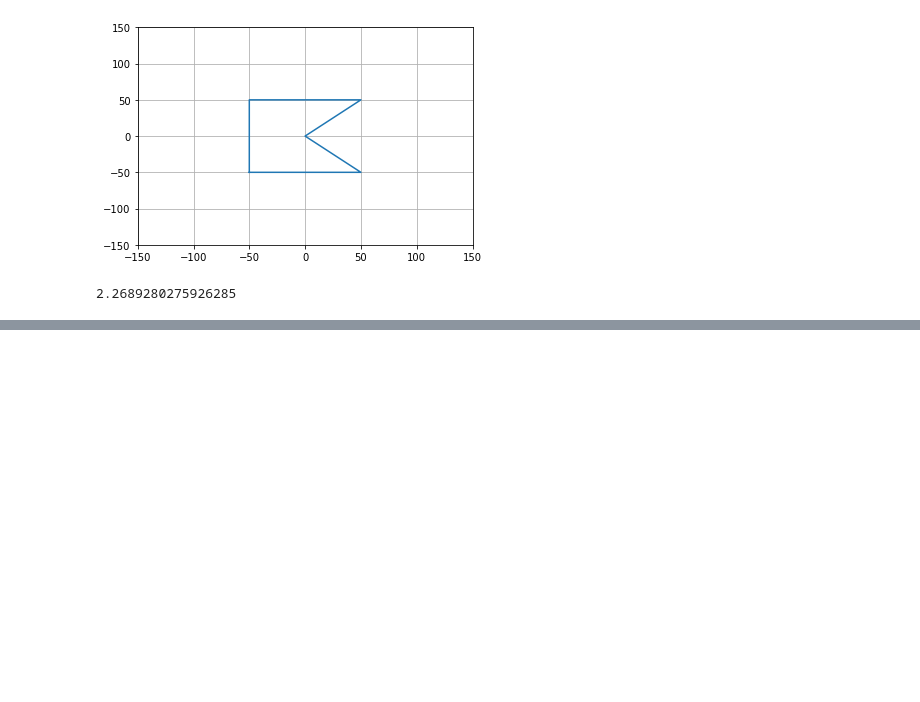
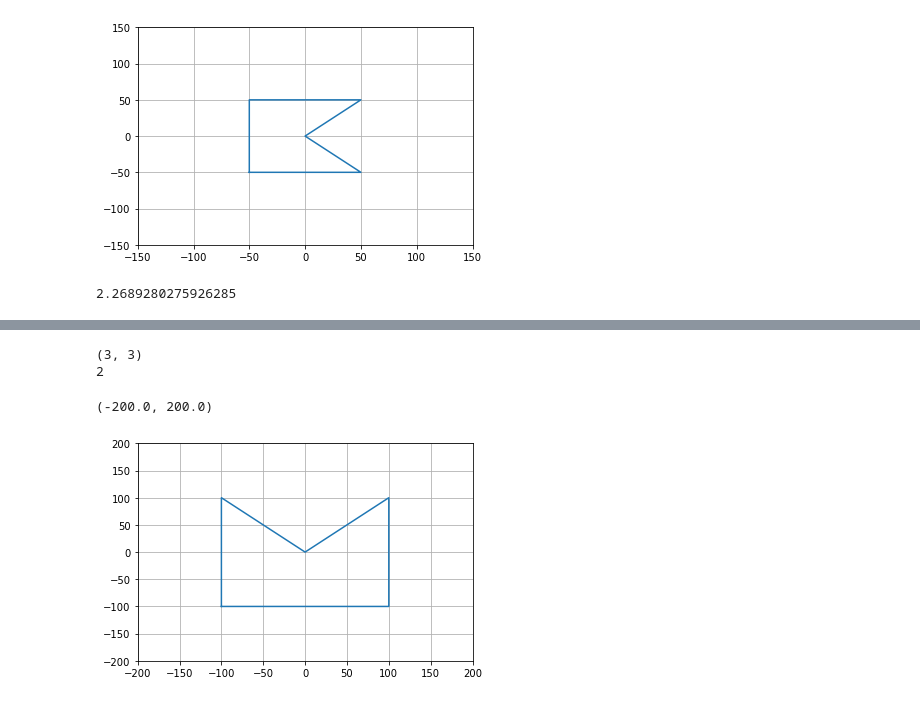
Before and after one commit to AMoty/AM_DS_Netology, a Jupyter notebook: math/HW2.ipynb, the cells around one changed output, grey strips where cells are left out. Saved outputs shown, nothing was run; the diff lists cells and outputs as text; code cells hidden in the pictures; blank space fills up the shorter version.

```diff
--- a/math/HW2.ipynb
+++ b/math/HW2.ipynb
@@ -123,0 +123,21 @@ array([[-50. , -50. ,   0.5],
+# %%
+#отразить относительно x=y
+Y = [[0,1,0],[1,0,0], [0,0,1]]
+Y = np.array(Y)
+print(Y.shape)
+print(Y.ndim)
+# %% [output]
+(3, 3)
+2
+# %%
+X = A @ Y
+x = X[:,0]
+y = X[:,1]
+
+plt.plot(x, y)
+plt.grid()
+plt.ylim([-200, 200])
+plt.xlim([-200, 200])
+# %% [output]
+(-200.0, 200.0)
+[figure, added]
```
Also changed, not shown: parts of 7 cells of this notebook.
